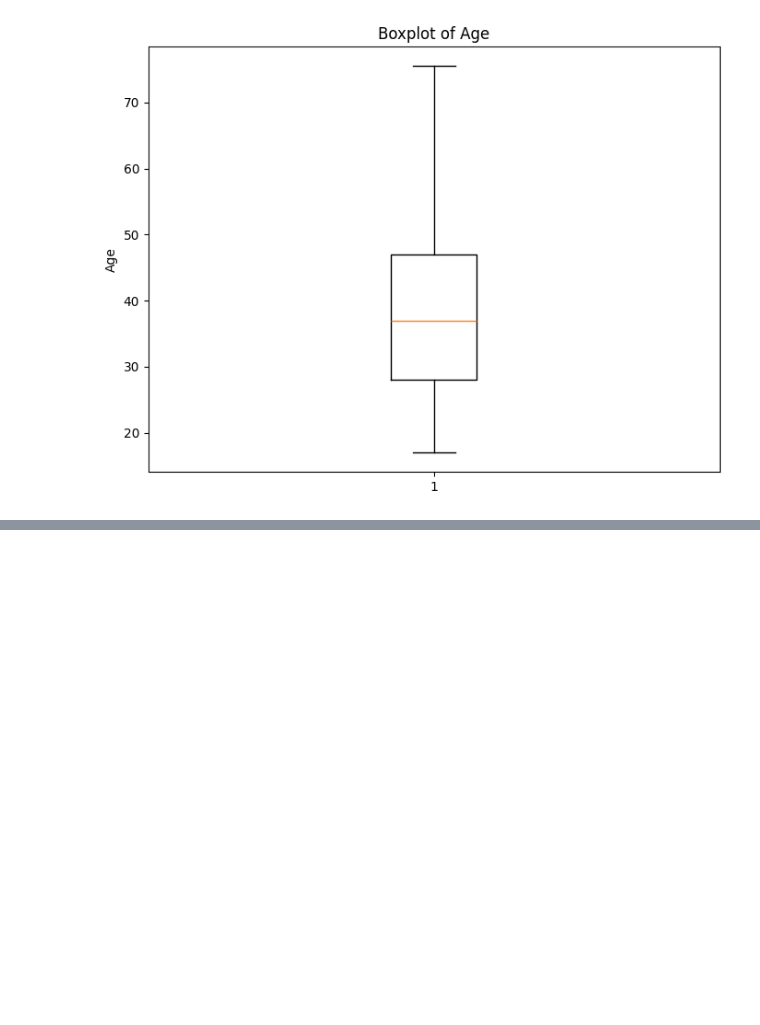
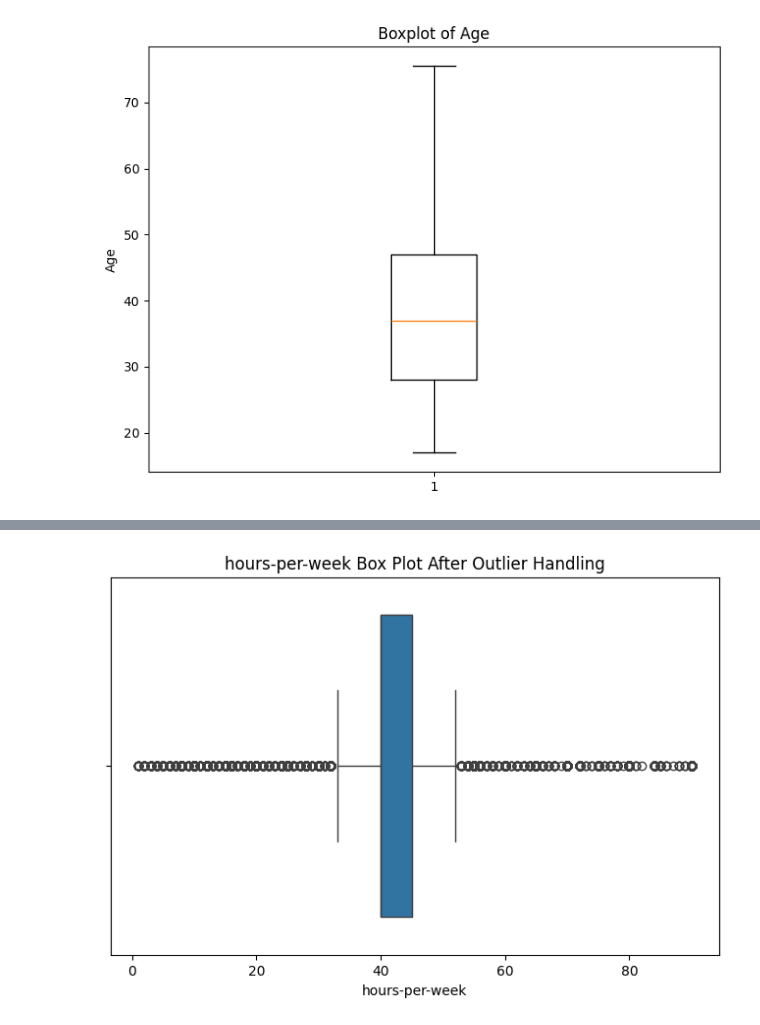
Before and after one commit to Naveen-Savi08/Income-Prediction, a Jupyter notebook: Preprocessing.ipynb, the cells around one changed output, grey strips where cells are left out. Saved outputs shown, nothing was run; the diff lists cells and outputs as text; code cells hidden in the pictures; blank space fills up the shorter version.

```diff
--- a/Preprocessing.ipynb
+++ b/Preprocessing.ipynb
@@ -247,0 +302,14 @@ plt.show()
+# %%
+# Apply Winsorization to replace outliers
+lower_bound = 0
+upper_bound = 90
+df['hours-per-week'] = np.where(df['hours-per-week'] < lower_bound, lower_bound, df['hours-per-week'])
+df['hours-per-week'] = np.where(df['hours-per-week'] > upper_bound, upper_bound, df['hours-per-week'])
+# %%
+# Create a box plot for the "Hours Per Week" column after handling outliers
+plt.figure(figsize=(8, 5))
+sns.boxplot(x=df["hours-per-week"])
+plt.title("hours-per-week Box Plot After Outlier Handling")
+plt.show()
+# %% [output]
+[figure, added]
```
Also changed, not shown: parts of 9 cells of this notebook.
